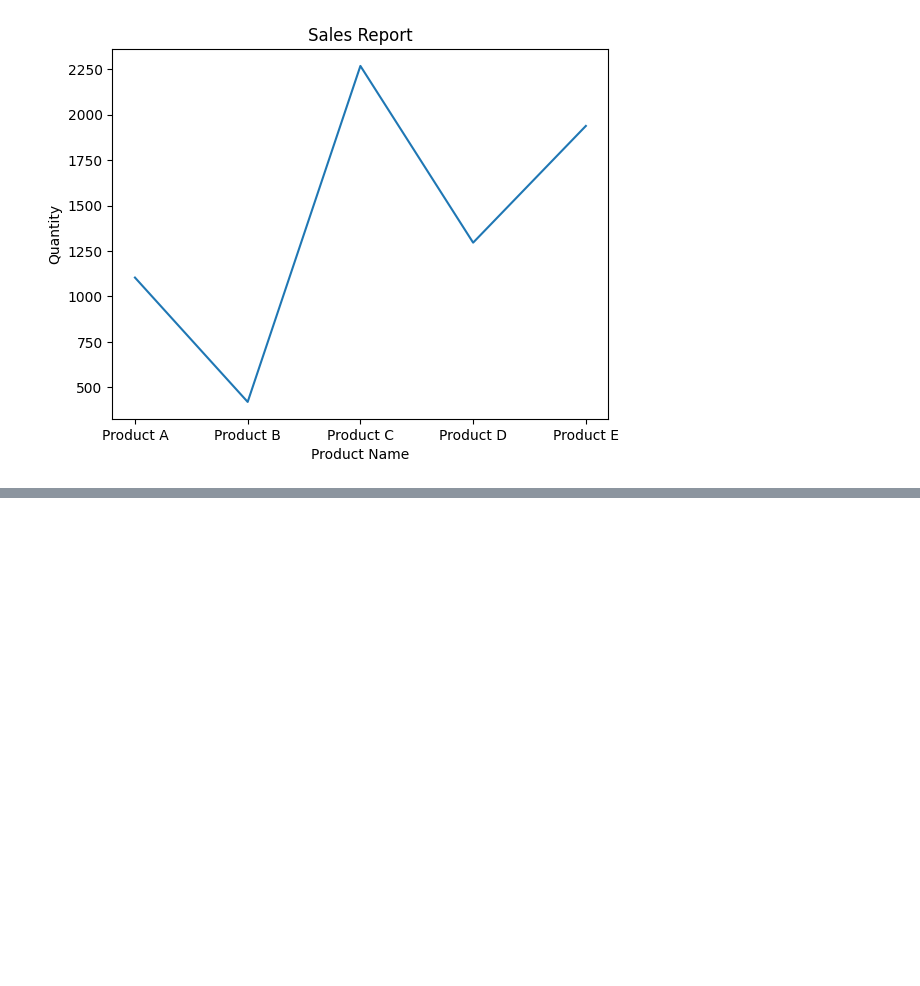
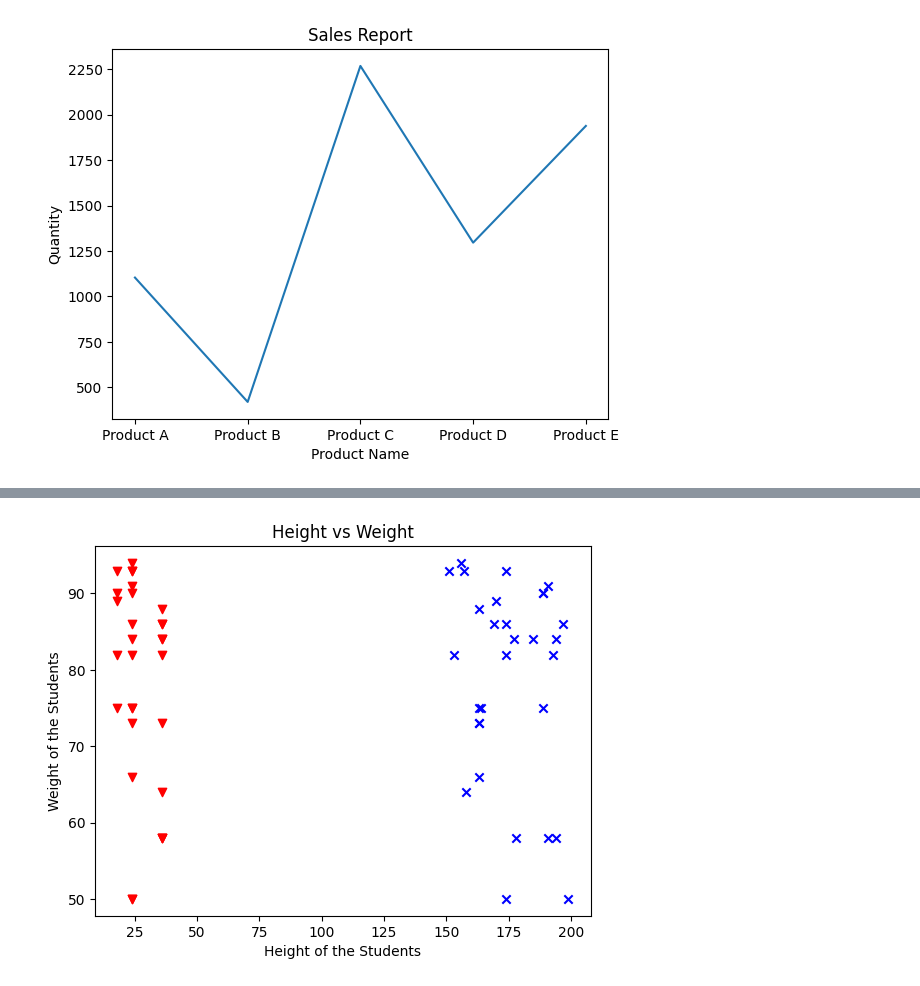
Before and after one commit to Musfique-Ahmed/Shongjog-Python-Course, a Jupyter notebook: Unit_4 Class_4/prac.ipynb, the cells around one changed output, grey strips where cells are left out. Saved outputs shown, nothing was run; the diff lists cells and outputs as text; code cells hidden in the pictures; blank space fills up the shorter version.

```diff
--- a/Unit_4 Class_4/prac.ipynb
+++ b/Unit_4 Class_4/prac.ipynb
@@ -109,0 +136,12 @@ plt.show()
+# %%
+x = df["Height"]
+y = df["Weight"]
+
+plt.scatter(x, y, color = "blue", marker= "x")
+plt.scatter(df["Market_Share"], y, color="red", marker="v")
+plt.xlabel("Height of the Students")
+plt.ylabel("Weight of the Students")
+plt.title("Height vs Weight")
+plt.show()
+# %% [output]
+[figure, added]
```
Also changed, not shown: parts of 11 cells of this notebook.
